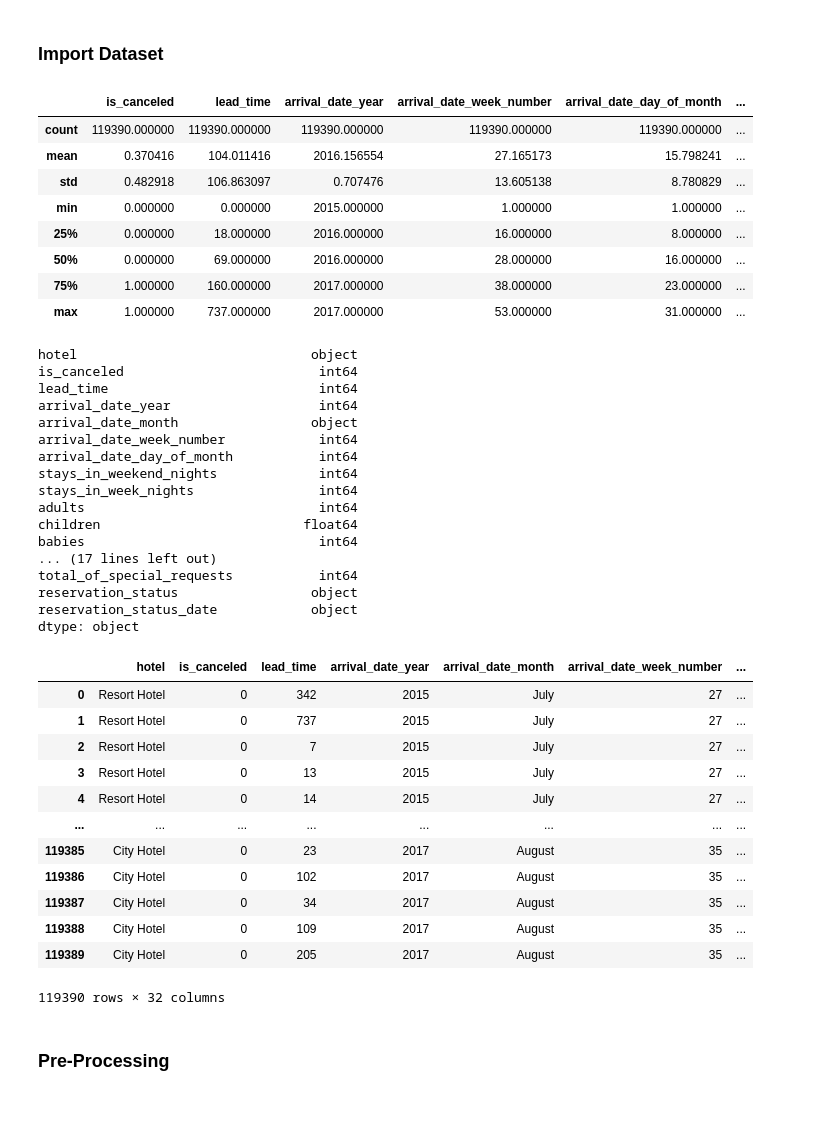
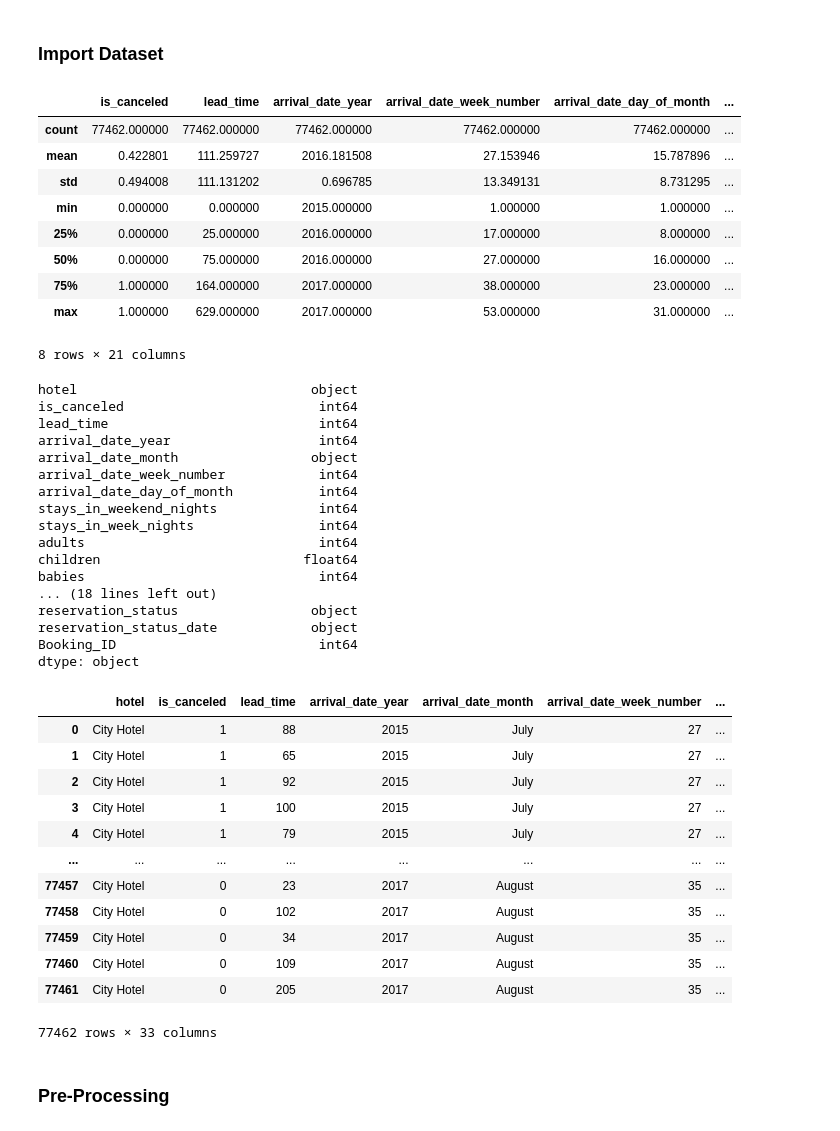
Before and after one commit to brandonmanggo/IS3107_G2, a Jupyter notebook: Dashboard/Models/model_price.ipynb, the cells around one changed output. Saved outputs shown, nothing was run; the diff lists cells and outputs as text; code cells hidden in the pictures.

```diff
--- a/Dashboard/Models/model_price.ipynb
+++ b/Dashboard/Models/model_price.ipynb
@@ -59,20 +59,21 @@ import catboost as cb
 ### Import Dataset
 # %%
 ## Importing Data
-data_hotel_bookings = pd.read_csv('../../Dataset/hotel_booking/hotel_bookings.csv')
+data_hotel_bookings = pd.read_csv('../../Dataset/batch_data/city_hotel_bookings_updated.csv')
 
 ## Understanding Data I
 data_hotel_bookings.describe()
 # %% [output]
 |  | is_canceled | lead_time | arrival_date_year | arrival_date_week_number | arrival_date_day_of_month | ... |
-| count | 119390.000000 | 119390.000000 | 119390.000000 | 119390.000000 | 119390.000000 | ... |
-| mean | 0.370416 | 104.011416 | 2016.156554 | 27.165173 | 15.798241 | ... |
-| std | 0.482918 | 106.863097 | 0.707476 | 13.605138 | 8.780829 | ... |
+| count | 77462.000000 | 77462.000000 | 77462.000000 | 77462.000000 | 77462.000000 | ... |
+| mean | 0.422801 | 111.259727 | 2016.181508 | 27.153946 | 15.787896 | ... |
+| std | 0.494008 | 111.131202 | 0.696785 | 13.349131 | 8.731295 | ... |
 | min | 0.000000 | 0.000000 | 2015.000000 | 1.000000 | 1.000000 | ... |
-| 25% | 0.000000 | 18.000000 | 2016.000000 | 16.000000 | 8.000000 | ... |
-| 50% | 0.000000 | 69.000000 | 2016.000000 | 28.000000 | 16.000000 | ... |
-| 75% | 1.000000 | 160.000000 | 2017.000000 | 38.000000 | 23.000000 | ... |
-| max | 1.000000 | 737.000000 | 2017.000000 | 53.000000 | 31.000000 | ... |
+| 25% | 0.000000 | 25.000000 | 2016.000000 | 17.000000 | 8.000000 | ... |
+| 50% | 0.000000 | 75.000000 | 2016.000000 | 27.000000 | 16.000000 | ... |
+| 75% | 1.000000 | 164.000000 | 2017.000000 | 38.000000 | 23.000000 | ... |
+| max | 1.000000 | 629.000000 | 2017.000000 | 53.000000 | 31.000000 | ... |
+8 rows × 21 columns
 # %%
 ## Understanding Data II
 print(data_hotel_bookings.dtypes)
@@ -89,28 +90,28 @@ stays_in_week_nights                int64
 adults                              int64
 children                          float64
 babies                              int64
-... (17 lines left out)
-total_of_special_requests           int64
+... (18 lines left out)
 reservation_status                 object
 reservation_status_date            object
+Booking_ID                          int64
 dtype: object
 # %%
 ## Understanding Data III
 data_hotel_bookings
 # %% [output]
 |  | hotel | is_canceled | lead_time | arrival_date_year | arrival_date_month | arrival_date_week_number | ... |
-| 0 | Resort Hotel | 0 | 342 | 2015 | July | 27 | ... |
-| 1 | Resort Hotel | 0 | 737 | 2015 | July | 27 | ... |
-| 2 | Resort Hotel | 0 | 7 | 2015 | July | 27 | ... |
-| 3 | Resort Hotel | 0 | 13 | 2015 | July | 27 | ... |
-| 4 | Resort Hotel | 0 | 14 | 2015 | July | 27 | ... |
+| 0 | City Hotel | 1 | 88 | 2015 | July | 27 | ... |
+| 1 | City Hotel | 1 | 65 | 2015 | July | 27 | ... |
+| 2 | City Hotel | 1 | 92 | 2015 | July | 27 | ... |
+| 3 | City Hotel | 1 | 100 | 2015 | July | 27 | ... |
+| 4 | City Hotel | 1 | 79 | 2015 | July | 27 | ... |
 | ... | ... | ... | ... | ... | ... | ... | ... |
-| 119385 | City Hotel | 0 | 23 | 2017 | August | 35 | ... |
-| 119386 | City Hotel | 0 | 102 | 2017 | August | 35 | ... |
-| 119387 | City Hotel | 0 | 34 | 2017 | August | 35 | ... |
-| 119388 | City Hotel | 0 | 109 | 2017 | August | 35 | ... |
-| 119389 | City Hotel | 0 | 205 | 2017 | August | 35 | ... |
+| 77457 | City Hotel | 0 | 23 | 2017 | August | 35 | ... |
+| 77458 | City Hotel | 0 | 102 | 2017 | August | 35 | ... |
+| 77459 | City Hotel | 0 | 34 | 2017 | August | 35 | ... |
+| 77460 | City Hotel | 0 | 109 | 2017 | August | 35 | ... |
+| 77461 | City Hotel | 0 | 205 | 2017 | August | 35 | ... |
-119390 rows × 32 columns
+77462 rows × 33 columns
 # %% [markdown]
 ### Pre-Processing
 # %%
```
Also changed, not shown: parts of 13 cells of this notebook, 1 other file.
